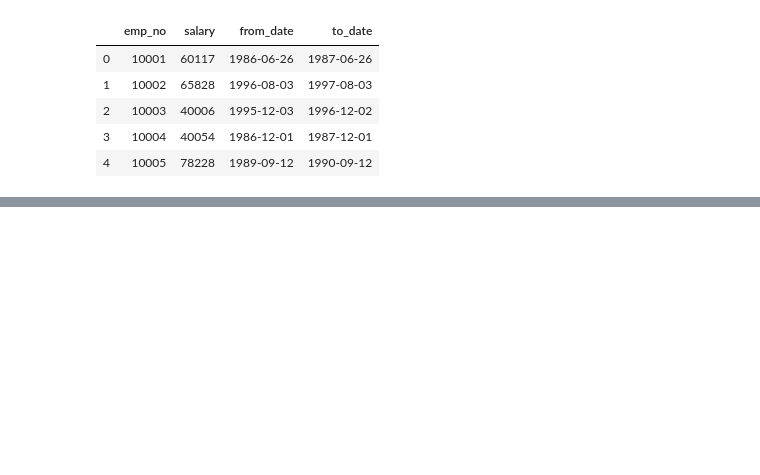
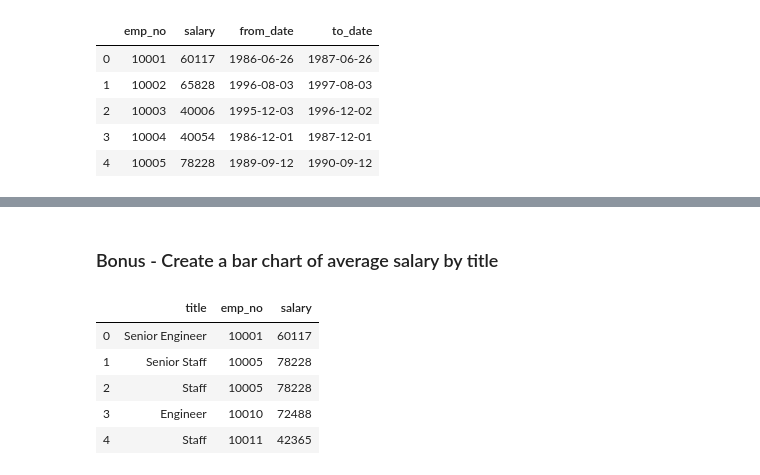
Before and after one commit to Lpwestlake/SQL-Challenge, a Jupyter notebook: EmployeeSQL/sql_panda.ipynb, the cells around one changed output, grey strips where cells are left out. Cells and saved outputs as stored; diff of their text form; code cells hidden in the pictures; blank space fills up the shorter version.

```diff
--- a/EmployeeSQL/sql_panda.ipynb
+++ b/EmployeeSQL/sql_panda.ipynb
@@ -21,0 +33,17 @@ salaries.head()
+# %% [markdown]
+### Bonus - Create a bar chart of average salary by title
+# %%
+# read in title and salaries using read_sql method
+
+title_salary = pd.read_sql("SELECT t.title, s.emp_no, s.salary\
+                           FROM titles AS t\
+                           JOIN salaries AS s\
+                           ON (t.emp_no = s.emp_no)", conn)
+title_salary.head()
+# %% [output]
+|  | title | emp_no | salary |
+| 0 | Senior Engineer | 10001 | 60117 |
+| 1 | Senior Staff | 10005 | 78228 |
+| 2 | Staff | 10005 | 78228 |
+| 3 | Engineer | 10010 | 72488 |
+| 4 | Staff | 10011 | 42365 |
```
Also changed, not shown: parts of 6 cells of this notebook, 2 other files.
